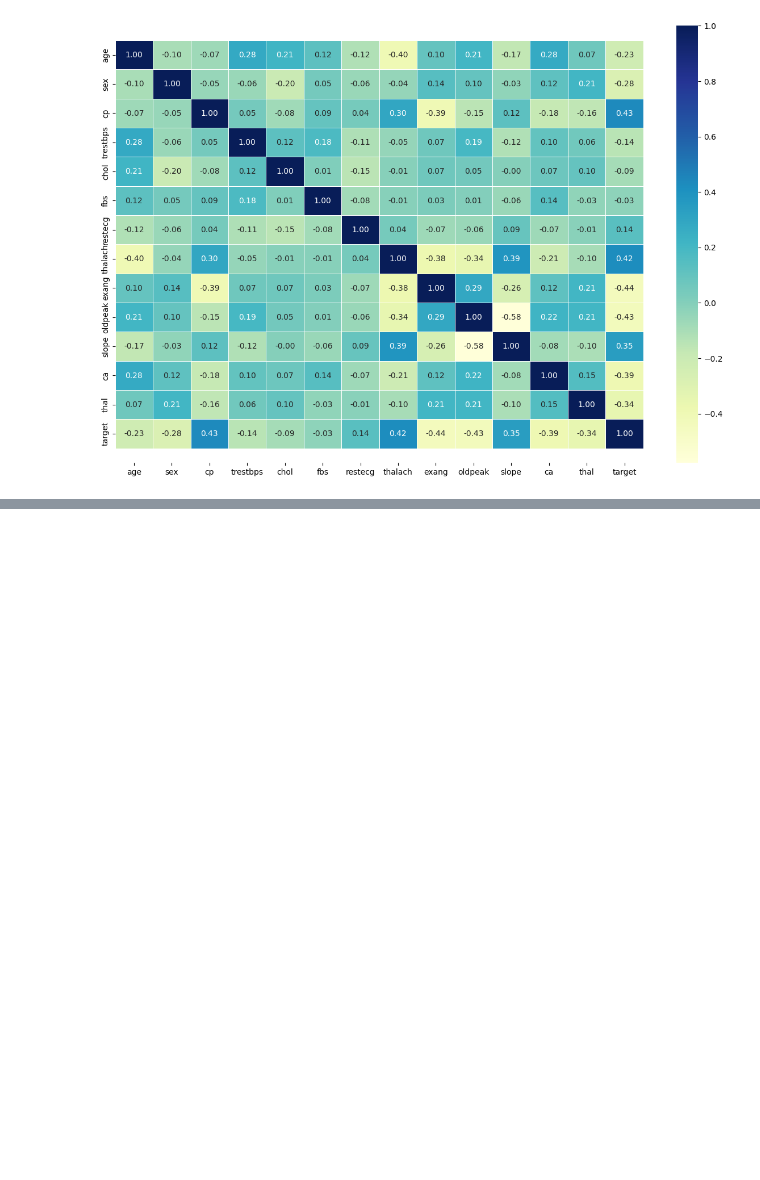
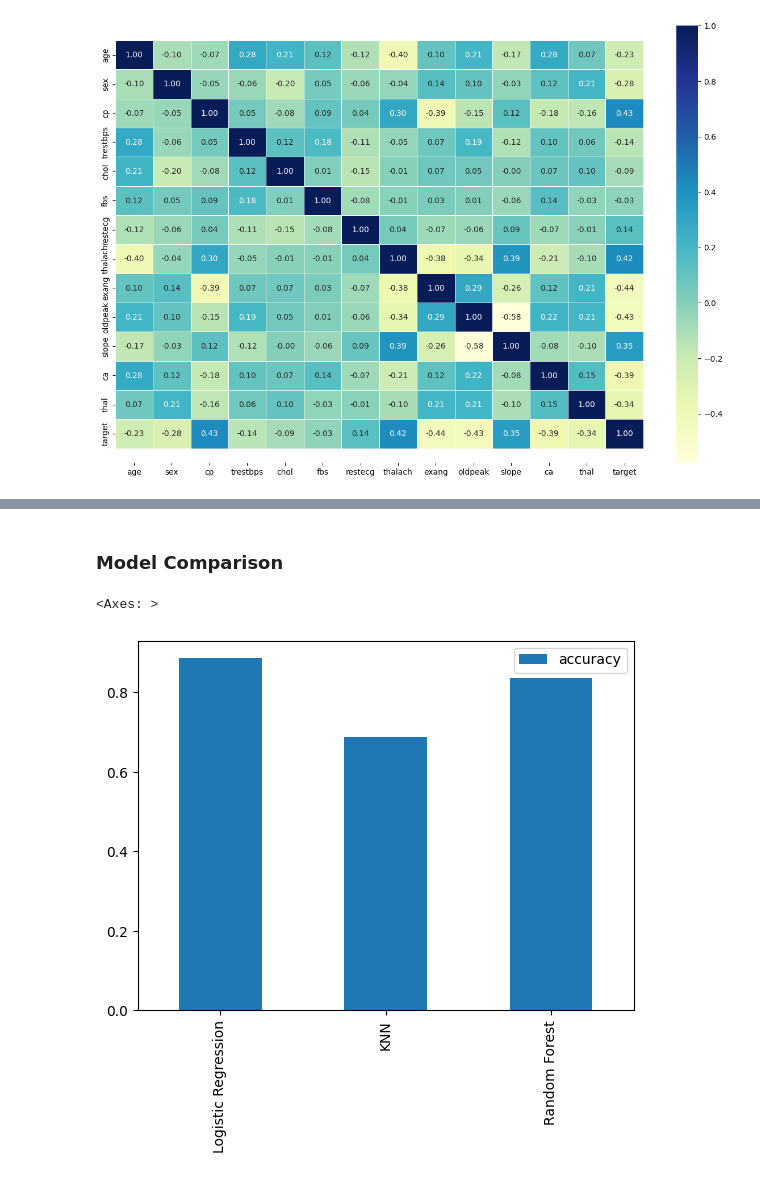
Before and after one commit to sohostory/ml-heart-disease-classification, a Jupyter notebook: end_to_end_heart_disease_classification.ipynb, the cells around one changed output, grey strips where cells are left out. Saved outputs shown, nothing was run; the diff lists cells and outputs as text; code cells hidden in the pictures; blank space fills up the shorter version.

```diff
--- a/end_to_end_heart_disease_classification.ipynb
+++ b/end_to_end_heart_disease_classification.ipynb
@@ -287,0 +299,3 @@ ax.set_ylim(bottom + 0.5, top - 0.5);
+# %%
+X = df.drop("target", axis=1)
+y = df["target"]
@@ -287,0 +335,4 @@ ax.set_ylim(bottom + 0.5, top - 0.5);
+# %%
+np.random.seed(42)
+
+X_train, X_test, y_train, y_test = train_test_split(X, y, test_size=0.2)
@@ -287,0 +371,21 @@ ax.set_ylim(bottom + 0.5, top - 0.5);
+# %%
+models = {"Logistic Regression": LogisticRegression(),
+          "KNN": KNeighborsClassifier(),
+          "Random Forest": RandomForestClassifier()}
+
+def fit_and_score(models, X_train, X_test, y_train, y_test):
+  np.random.seed(42)
+  model_score = {}
+
+  for name, model in models.items():
+    model.fit(X_train, y_train)
+    model_score[name] = model.score(X_test, y_test)
+
+  return model_score
+# %%
+model_scores = fit_and_score(models=models,
+                             X_train=X_train,
+                             X_test=X_test,
+                             y_train=y_train,
+                             y_test=y_test)
+model_scores
@@ -287,0 +403,8 @@ ax.set_ylim(bottom + 0.5, top - 0.5);
+# %% [markdown]
+### Model Comparison
+# %%
+model_compare = pd.DataFrame(model_scores, index=["accuracy"])
+model_compare.T.plot.bar()
+# %% [output]
+<Axes: >
+[figure, added]
```
Also changed, not shown: parts of 25 cells of this notebook.
